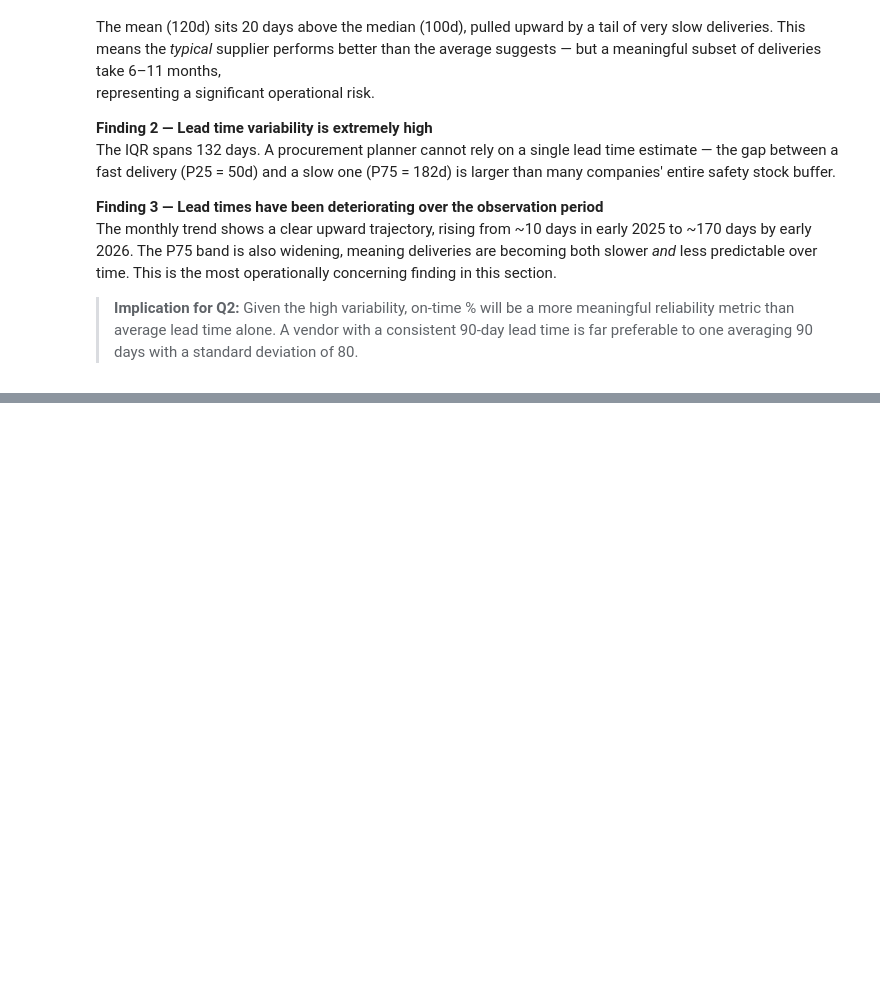
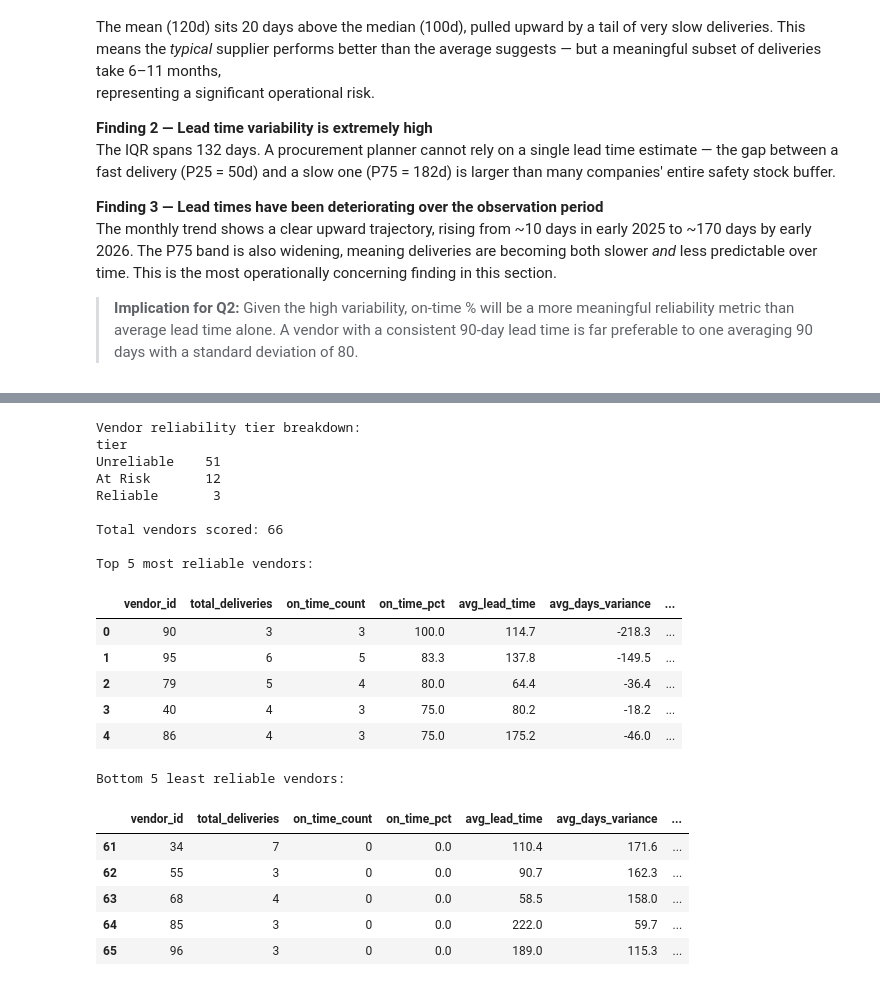
Before and after one commit to Muhammad-Umer-Riaz/data-analyst-portfolio, a Jupyter notebook: Supplier_Performance_Analysis/supplier_performance_analysis.ipynb, the cells around one changed output, grey strips where cells are left out. Saved outputs shown, nothing was run; the diff lists cells and outputs as text; code cells hidden in the pictures; blank space fills up the shorter version.

```diff
--- a/Supplier_Performance_Analysis/supplier_performance_analysis.ipynb
+++ b/Supplier_Performance_Analysis/supplier_performance_analysis.ipynb
@@ -376,0 +506,63 @@ The monthly trend shows a clear upward trajectory, rising from ~10 days in early
+# %%
+# ── Aggregate to vendor level ─────────────────────────────────────────────────
+df_vendor = (
+    df_ontime.groupby('vendor_id')
+    .agg(
+        total_deliveries  = ('is_on_time',      'count'),
+        on_time_count     = ('is_on_time',      'sum'),
+        on_time_pct       = ('is_on_time',      lambda x: round(x.mean() * 100, 1)),
+        avg_lead_time     = ('lead_time_days',  lambda x: round(x.mean(), 1)),
+        avg_days_variance = ('days_variance',   lambda x: round(x.mean(), 1)),
+        std_lead_time     = ('lead_time_days',  lambda x: round(x.std(), 1)),
+    )
+    .reset_index()
+    .query('total_deliveries >= 3')
+    .sort_values('on_time_pct', ascending=False)
+    .reset_index(drop=True)
+)
+
+# ── Assign reliability tier ───────────────────────────────────────────────────
+def assign_tier(pct):
+    if pct >= 80:   return 'Reliable'
+    elif pct >= 60: return 'At Risk'
+    else:           return 'Unreliable'
+
+tier_colors = {
+    'Reliable':   '#2ecc71',
+    'At Risk':    '#f39c12',
+    'Unreliable': '#e74c3c',
+}
+
+df_vendor['tier'] = df_vendor['on_time_pct'].apply(assign_tier)
+
+tier_counts = df_vendor['tier'].value_counts()
+print("Vendor reliability tier breakdown:")
+print(tier_counts.to_string())
+print(f"\nTotal vendors scored: {len(df_vendor):,}")
+print(f"\nTop 5 most reliable vendors:")
+display(df_vendor.head())
+print(f"\nBottom 5 least reliable vendors:")
+display(df_vendor.tail())
+# %% [output]
+Vendor reliability tier breakdown:
+tier
+Unreliable    51
+At Risk       12
+Reliable       3
+
+Total vendors scored: 66
+
+Top 5 most reliable vendors:
+|  | vendor_id | total_deliveries | on_time_count | on_time_pct | avg_lead_time | avg_days_variance | ... |
+| 0 | 90 | 3 | 3 | 100.0 | 114.7 | -218.3 | ... |
+| 1 | 95 | 6 | 5 | 83.3 | 137.8 | -149.5 | ... |
+| 2 | 79 | 5 | 4 | 80.0 | 64.4 | -36.4 | ... |
+| 3 | 40 | 4 | 3 | 75.0 | 80.2 | -18.2 | ... |
+| 4 | 86 | 4 | 3 | 75.0 | 175.2 | -46.0 | ... |
+Bottom 5 least reliable vendors:
+|  | vendor_id | total_deliveries | on_time_count | on_time_pct | avg_lead_time | avg_days_variance | ... |
+| 61 | 34 | 7 | 0 | 0.0 | 110.4 | 171.6 | ... |
+| 62 | 55 | 3 | 0 | 0.0 | 90.7 | 162.3 | ... |
+| 63 | 68 | 4 | 0 | 0.0 | 58.5 | 158.0 | ... |
+| 64 | 85 | 3 | 0 | 0.0 | 222.0 | 59.7 | ... |
+| 65 | 96 | 3 | 0 | 0.0 | 189.0 | 115.3 | ... |
```
Also changed, not shown: parts of 10 cells of this notebook.
